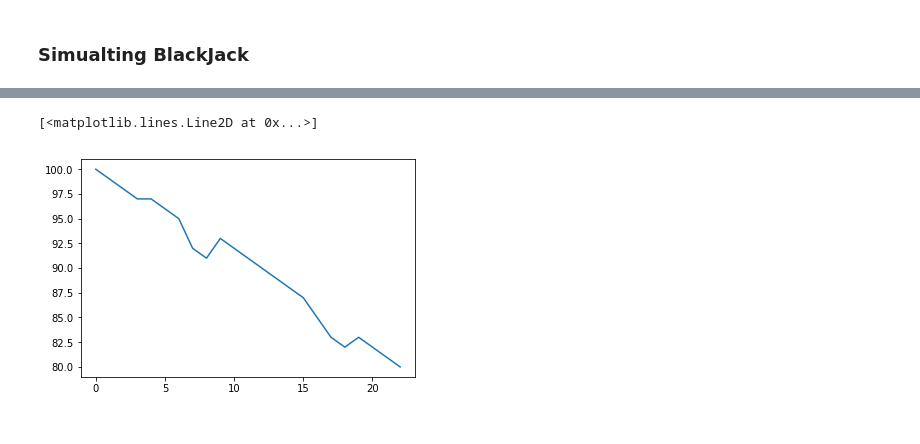
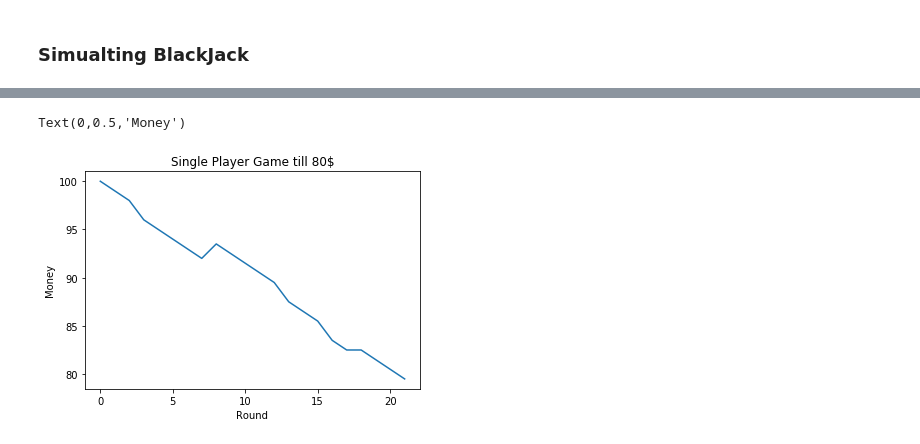
Before and after one commit to burakonal89/blackjack, a Jupyter notebook: blackjack.ipynb, the cells around one changed output, grey strips where cells are left out. Drawn from its saved outputs; the diff is of its cells as text; code cells hidden in the pictures.

```diff
--- a/blackjack.ipynb
+++ b/blackjack.ipynb
@@ -52,26 +52,24 @@ while round_ < int(1e2):
 # %%
 game = Game(1, 100, 1, 8, "warning")
 xlist = [100]
 # keep playing as long as money is above 80
 while game.players[0].money > 80:
     # keep playing if there is card
     if game.index < game.cut_card and game.index < game.deck_length:
         game.round += 1
         if game.play_round():
             xlist.append(game.players[0].money)
         else:
             game = Game(1, game.players[0].money, 1, 8, "warning")
     else:
         game = Game(1, game.players[0].money, 1, 8, "warning")
-plt.plot("xlist")
+plt.plot(xlist)
 plt.title("Single Player Game till 80$")
 plt.xlabel("Round")
 plt.ylabel("Money")
+# %% [output]
+Text(0,0.5,'Money')
+[figure, added]
-# %%
-plt.plot(xlist)
-# %% [output]
-[<matplotlib.lines.Line2D at 0x...>]
-[figure, removed]
 # %%
 game = Game(1, 100, 1, 8, "warning")
 xlist = list()
```
Also changed, not shown: parts of 4 cells of this notebook.
